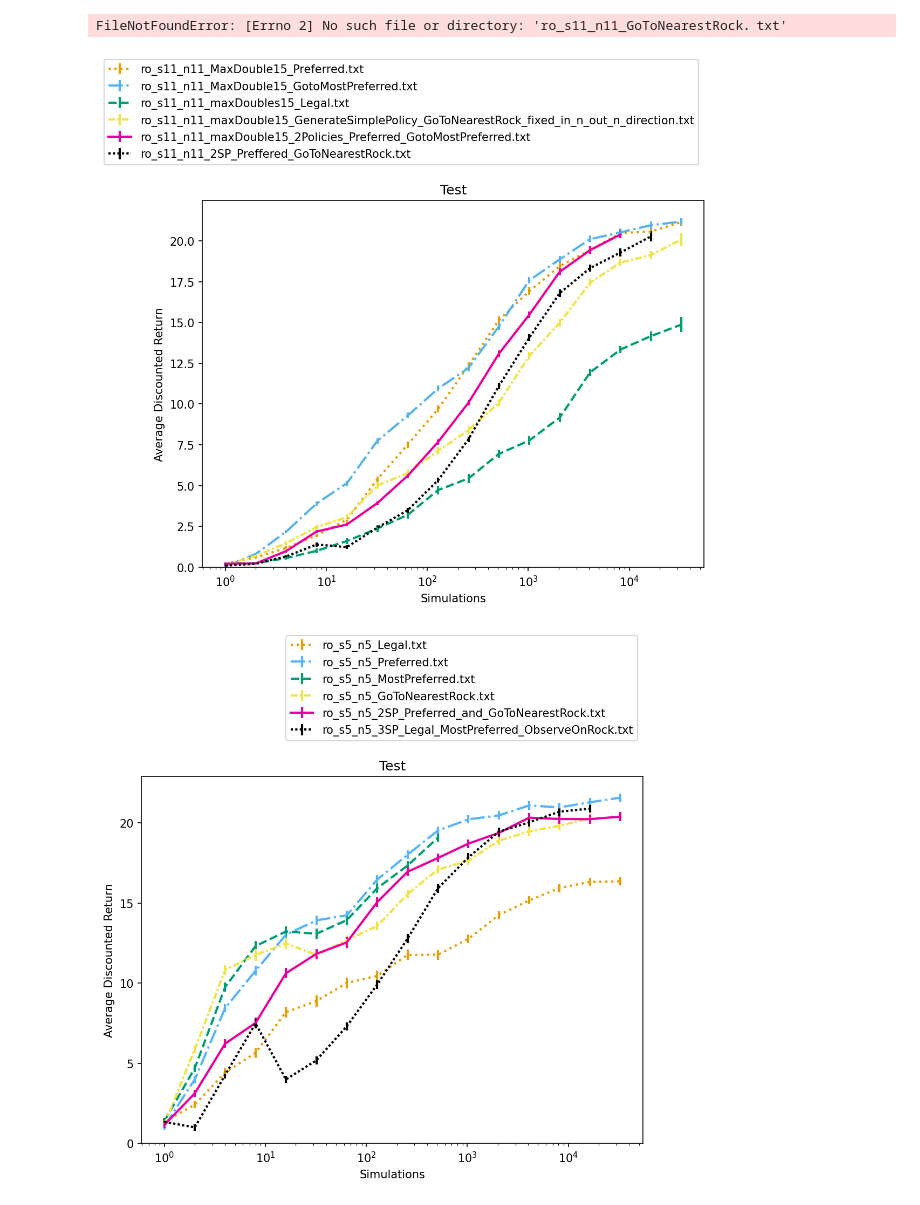
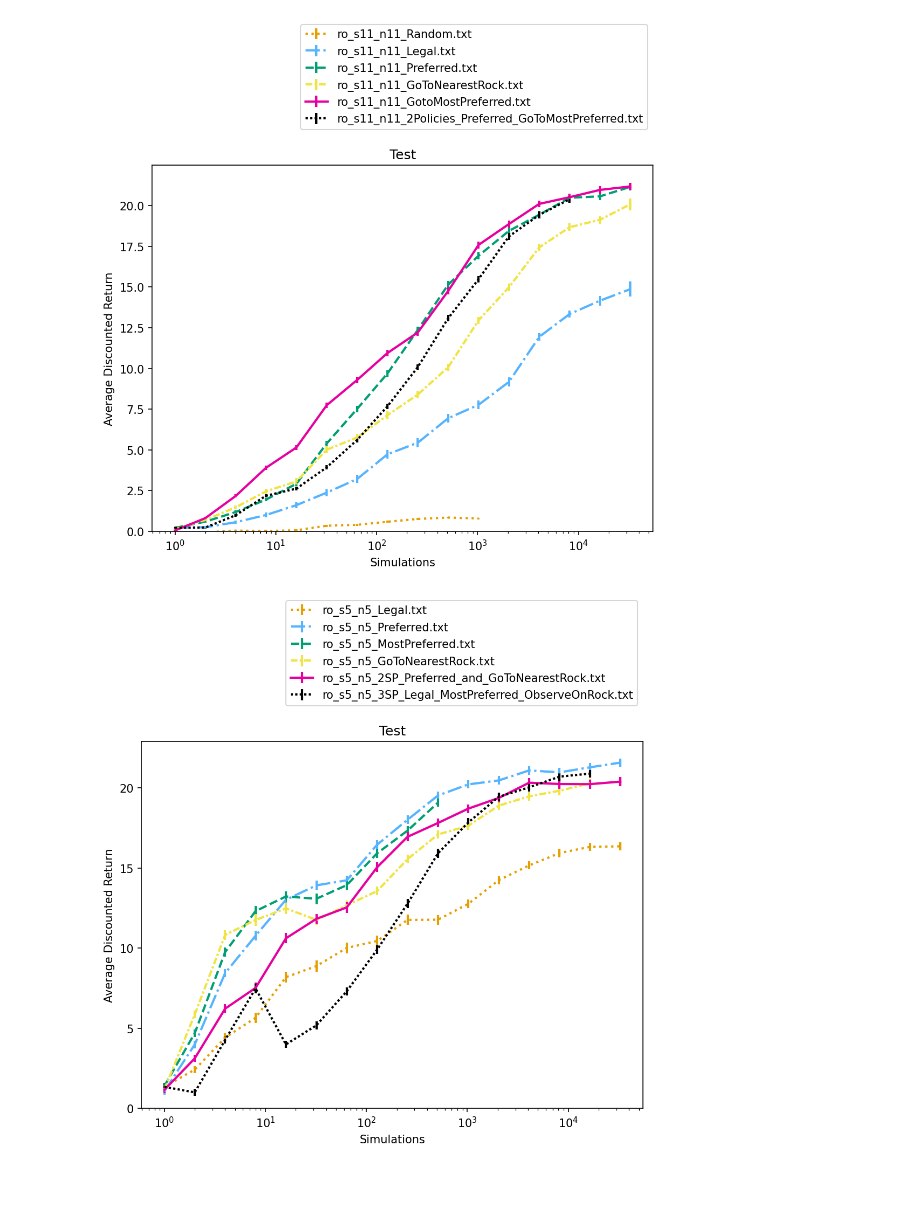
Before and after one commit to OliverShao/POMCP, a Jupyter notebook: src/plot_evaluation_data.ipynb, the cells around one changed output. Drawn from its saved outputs; the diff is of its cells as text; code cells hidden in the pictures.

```diff
--- a/src/plot_evaluation_data.ipynb
+++ b/src/plot_evaluation_data.ipynb
@@ -54,30 +53,18 @@ def plot_final_data(data):
 # %%
 filenames = [
     'ro_s11_n11_Random.txt',
     'ro_s11_n11_Legal.txt',
     'ro_s11_n11_Preferred.txt',
-    'ro_s11_n11_GoToNearestRock．txt',
+    'ro_s11_n11_GoToNearestRock.txt',
     'ro_s11_n11_GotoMostPreferred.txt',
     'ro_s11_n11_2Policies_Preferred_GoToMostPreferred.txt',
-    'ro_s11_n11_3Policies_Preferred_MostPreferred_GoToNeartestRock.txt']
+    # 'ro_s11_n11_3Policies_Preferred_MostPreferred_GoToNeartestRock.txt',
+    ]
 
 final_data_df = read_data(filenames)
 plot_final_data(final_data_df)
 # %% [output]
-FileNotFoundError: [Errno 2] No such file or directory: 'ro_s11_n11_GoToNearestRock．txt'
+[figure, added]
-# %%
-filenames = [
-    'ro_s11_n11_maxDoubles15_Legal.txt',
-    'ro_s11_n11_MaxDouble15_Preferred.txt',
-    'ro_s11_n11_MaxDouble15_GotoMostPreferred.txt',
-    'ro_s11_n11_maxDouble15_GenerateSimplePolicy_GoToNearestRock_fixed_in_n_out_n_direction.txt',
-    'ro_s11_n11_maxDouble15_2Policies_Preferred_GotoMostPreferred.txt',
-    'ro_s11_n11_2SP_Preffered_GoToNearestRock.txt',]
-
-final_data_df = read_data(filenames)
-plot_final_data(final_data_df)
-# %% [output]
-[figure, removed]
 # %%
 filenames = [
     'ro_s5_n5_Legal.txt',
```
Also changed, not shown: parts of 1 cell of this notebook, 8 other files.
